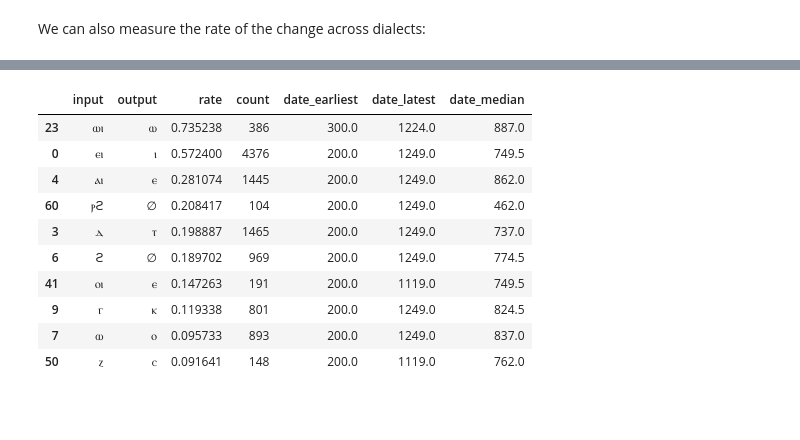
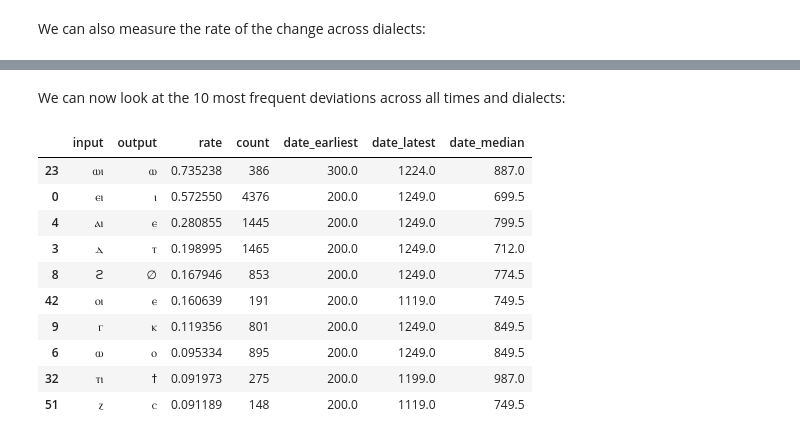
Before and after one commit to kmein/greek-coptic, a Jupyter notebook: greek-coptic.ipynb, the cells around one changed output, grey strips where cells are left out. Saved outputs shown, nothing was run; the diff lists cells and outputs as text; code cells hidden in the pictures; blank space fills up the shorter version.

```diff
--- a/greek-coptic.ipynb
+++ b/greek-coptic.ipynb
@@ -600,7 +607,7 @@ df_diff = df_simple.apply(
     axis=1
 ).explode().dropna()
 df_diff = pd.DataFrame(df_diff.tolist(), index=df_diff.index)
-df_diff = pd.merge(df_simple[["greek_lemma", "orthography", "dialect", "date_approximate", "earliest", "latest"]], df_diff, on="id")
+df_diff = df_diff.merge(df_simple[["greek_lemma", "orthography", "dialect", "date_approximate", "earliest", "latest"]], on="id")
 df_diff = df_diff[df_diff["greek_lemma"].str.len() > 0]
 # %% [markdown]
 A large part of the now detected spelling variation originates from morphological differences between the Greek dictionary form (1st person singular for verbs, nominative singular masculine for adjectives and nouns) and the form employed in coptic (a reduced form of the infinitive / the imperative, occasionally the nominative singular neuter, adverbial endings). As the morphological transformation of Greek words into Coptic is not our main focus, we can safely remove those entries:
@@ -646,7 +651,7 @@ df_diff = df_diff[~(
     )
 ) & ~(
     ((df_diff["input"] == "ⲩ") & (df_diff["output"] == "ⲓ") & (df_diff["context_left"] == "ⲉⲗⲁⲭ"))
-    & ((df_diff["input"] == "ⲟⲥ") & (df_diff["output"] == "ⲟⲥ") & (df_diff["context_left"] == "ⲓⲟⲩⲇⲁⲓ"))
+    & ((df_diff["input"] == "ⲟⲥ") & (df_diff["output"] == "∅") & (df_diff["context_left"] == "ⲓⲟⲩⲇⲁⲓ"))
 )]
 
 # remove adverbial endings
@@ -687,6 +709,8 @@ We define the *rate* of an orthographic change to be its absolute frequency divi
 # %%
 def rate(the_input, the_output, predicate=pd.Series([True] * len(df_diff), index=df_diff.index)
 ):
+    if the_input == "∅":
+        return np.nan
     subset = df_diff[(df_diff["input"] == the_input) & (df_diff["output"] == the_output) & predicate]
     total = np.sum(df_diff[predicate]["greek_lemma"].apply(protect_digraphs).str.count(protect_digraphs(the_input)))
     return len(subset) / total
@@ -742,16 +790,16 @@ df_diff[(df_diff["input"] == "ϩ") & (df_diff["output"] == "ϣ")]
 # %%
-def get_df_changes(df_diff, threshold=100):
+def get_df_deviations(df_diff, threshold=100):
     # find the most frequent changes
-    change_counts = df_diff[["input", "output"]].value_counts()
-    changes = []
+    deviation_counts = df_diff[["input", "output"]].value_counts()
+    deviations = []
 
     # calculate their rates
-    for k, count in dict(change_counts[change_counts >= threshold]).items():
+    for k, count in dict(deviation_counts[deviation_counts >= threshold]).items():
         the_input, the_output = k
-        changes.append({
+        deviations.append({
             "input": the_input,
             "output": the_output,
-            "rate": rate(the_input, the_output) if the_input != "∅" else np.nan,
+            "rate": rate(the_input, the_output),
             "count": count
         })
 
@@ -771,20 +819,22 @@ def get_df_changes(df_diff, threshold=100):
         how="outer"
     )
 
-    return pd.merge(pd.DataFrame(changes), df_date, on=["input", "output"], how="left")
+    return pd.merge(pd.DataFrame(deviations), df_date, on=["input", "output"], how="left")
 
-all_changes = get_df_changes(df_diff)
+all_deviations = get_df_deviations(df_diff)
+# %% [markdown]
+We can now look at the 10 most frequent deviations across all times and dialects:
 # %%
-all_changes.sort_values(by="rate", ascending=False).head(10)
+all_deviations.sort_values(by="rate", ascending=False).head(10)
 # %% [output]
 |  | input | output | rate | count | date_earliest | date_latest | date_median |
 | 23 | ⲱⲓ | ⲱ | 0.735238 | 386 | 300.0 | 1224.0 | 887.0 |
-| 0 | ⲉⲓ | ⲓ | 0.572400 | 4376 | 200.0 | 1249.0 | 749.5 |
-| 4 | ⲁⲓ | ⲉ | 0.281074 | 1445 | 200.0 | 1249.0 | 862.0 |
-| 60 | ⲣϩ | ∅ | 0.208417 | 104 | 200.0 | 1249.0 | 462.0 |
-| 3 | ⲇ | ⲧ | 0.198887 | 1465 | 200.0 | 1249.0 | 737.0 |
-| 6 | ϩ | ∅ | 0.189702 | 969 | 200.0 | 1249.0 | 774.5 |
-| 41 | ⲟⲓ | ⲉ | 0.147263 | 191 | 200.0 | 1119.0 | 749.5 |
-| 9 | ⲅ | ⲕ | 0.119338 | 801 | 200.0 | 1249.0 | 824.5 |
-| 7 | ⲱ | ⲟ | 0.095733 | 893 | 200.0 | 1249.0 | 837.0 |
-| 50 | ⲍ | ⲥ | 0.091641 | 148 | 200.0 | 1119.0 | 762.0 |
+| 0 | ⲉⲓ | ⲓ | 0.572550 | 4376 | 200.0 | 1249.0 | 699.5 |
+| 4 | ⲁⲓ | ⲉ | 0.280855 | 1445 | 200.0 | 1249.0 | 799.5 |
+| 3 | ⲇ | ⲧ | 0.198995 | 1465 | 200.0 | 1249.0 | 712.0 |
+| 8 | ϩ | ∅ | 0.167946 | 853 | 200.0 | 1249.0 | 774.5 |
+| 42 | ⲟⲓ | ⲉ | 0.160639 | 191 | 200.0 | 1119.0 | 749.5 |
+| 9 | ⲅ | ⲕ | 0.119356 | 801 | 200.0 | 1249.0 | 849.5 |
+| 6 | ⲱ | ⲟ | 0.095334 | 895 | 200.0 | 1249.0 | 849.5 |
+| 32 | ⲧⲓ | ϯ | 0.091973 | 275 | 200.0 | 1199.0 | 987.0 |
+| 51 | ⲍ | ⲥ | 0.091189 | 148 | 200.0 | 1119.0 | 749.5 |
```
Also changed, not shown: parts of 57 cells of this notebook, 1 other file.
